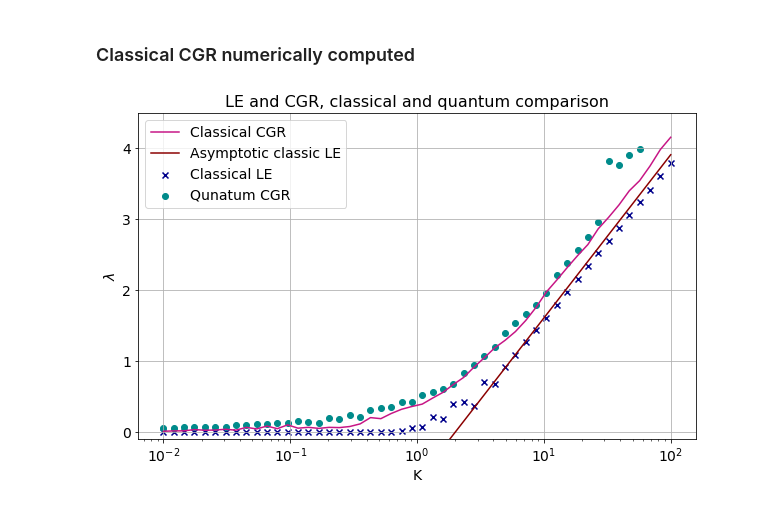
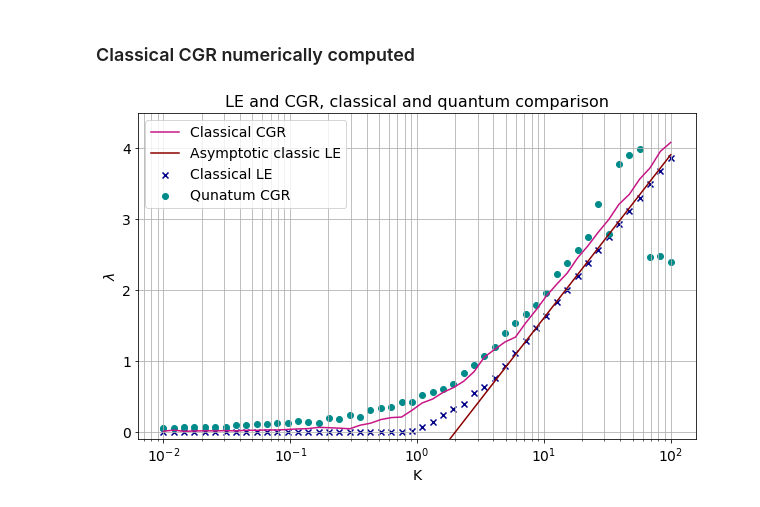
Before and after one commit to CleliaCorridori/OTOC-growth-rate-and-Lyapunov-Exponent-to-inspect-classical-and-quantum-chaos, a Jupyter notebook: CGRandLE.ipynb, the cells around one changed output. Cells and saved outputs as stored; diff of their text form; code cells hidden in the pictures.

```diff
--- a/CGRandLE.ipynb
+++ b/CGRandLE.ipynb
@@ -36,14 +59,15 @@ if save==True:
 # to load data
 load=True
 if load==True:
+    # The value selected here must be the same of the quantities above chosen for the saved file!
     N=2**14
     T=2**-7
-    trials=4
+    trials=10
     K=logspace(-2,2,50)
     Nkicks=30
     Kick=arange(1,Nkicks+1,1)
 
-    data = loadtxt("OTOCperLyapQ_mediati4-4.txt", comments="#", delimiter=" ", unpack=False)
-    mean_C=reshape(data.astype(float),(Nkicks,len(K),4))
+    data = loadtxt("OTOC_10trials_noMean-FigEXP.txt", comments="#", delimiter=" ", unpack=False)
+    mean_C=reshape(data.astype(float),(Nkicks,len(K),trials))
 # %% [markdown]
 ### Quantum CGR
@@ -67,0 +74,3 @@ plt.plot(Kick[:-1],lyap_num)
+# %%
+#Computation of the correlator growth rate using the function quantumCGR_fit contained in the file CGR_LYAPfunc.py
+CGR_Q=quantumCGR_fit(Kick, K, mean_C)
@@ -68,9 +98,18 @@ plt.plot(Kick[:-1],lyap_num)
 # %% [markdown]
 ### Classical LE numerically computed
 # %%
+#Computation of the classical Lyapunov exponent.
+#P is number of steps in which we compute the evolution
+#Chosen a number of kiks also in this case we set a number of trials on mediate the value of the lyapunov exponent.
+#dxi and dpi are the displacement from the initial condition needed to compute the evolution.
+#The initial values are choosen between 0 and 2*pi in random way, and this procedure is done for a number
+#of times chosen from the variable trials. Then using the function 'evoluz' contained in the LYAPfunc.py file
+# we have computed the time evolution, and then the lyapunov exponent using the function 'lyapFunc' always
+#contained in the same file.
+
 P=100
 Nkicks=50
-trials=5#100
+trials=100
 dxi=10**(-10)
 dpi=10**(-10)
 lyap_t=zeros([len(K),trials])
@@ -85,10 +124,14 @@ for kk in range(0,len(K)):
 # %% [markdown]
 ### Classical CGR numerically computed
 # %%
-Nkicks=50
-trials=5000
-dxi=10**(-10)
-dpi=10**(-10)
+#Computation of the classical Correlator growth rate. We have choosen also in this case a number of kicks and
+#a number of trials on mediate. Also in this we choose a displacement and the initial conditions from a random
+#uniform distribution between 0 and 2*pi. The classical CGR is computed following the equation ????????.
+
+Nkicks=70
+trials=1000
+dxi=10**(-12)
+dpi=10**(-12)
 
 CGR_c=zeros(len(K))
 for kk in range(0,len(K)):
@@ -108,31 +151,27 @@ for kk in range(0,len(K)):
 # %%
 plt.figure(figsize=(10,6))
 plt.xscale('log')
 
 # Classical LE
 plt.scatter(K,lyapCL,marker='x',label='Classical LE', color='darkblue')
 
 # Classical CGR
-CGR_c_f=zeros(len(K))
-CGR_c_f = savgol_filter(CGR_c,3,1)
 plt.plot(K, CGR_c, label='Classical CGR',color='mediumvioletred')
 
 # classical LE analytical behaviour for large K
 plt.plot(K,log(K/2), label='Asymptotic classic LE', color='darkred')
 
 # Quantum CGR
-lyap_Q_f=zeros(len(K))
-lyap_Q_f = savgol_filter(lyap_Q,3,1)
-plt.scatter(K[:-3],lyap_Q[:-3], label='Qunatum CGR', color='darkcyan')
+plt.scatter(K[:],CGR_Q[:], label='Qunatum CGR', color='darkcyan')
+
 plt.legend(fontsize=14)
-
 plt.ylim([-0.1,4.5])
 plt.xlabel('K', size=14)
 plt.ylabel('$\lambda$', size=14)
 plt.xticks(size=14)
 plt.yticks(size=14)
 plt.title('LE and CGR, classical and quantum comparison',size=16)
-plt.grid()
+plt.grid(True, which="both")
 plt.savefig('CGRandLE.png', dpi=100)
 # %% [output]
-[figure, old version]
+[figure, new version]
```
Also changed, not shown: parts of 13 cells of this notebook, 5 other files.
